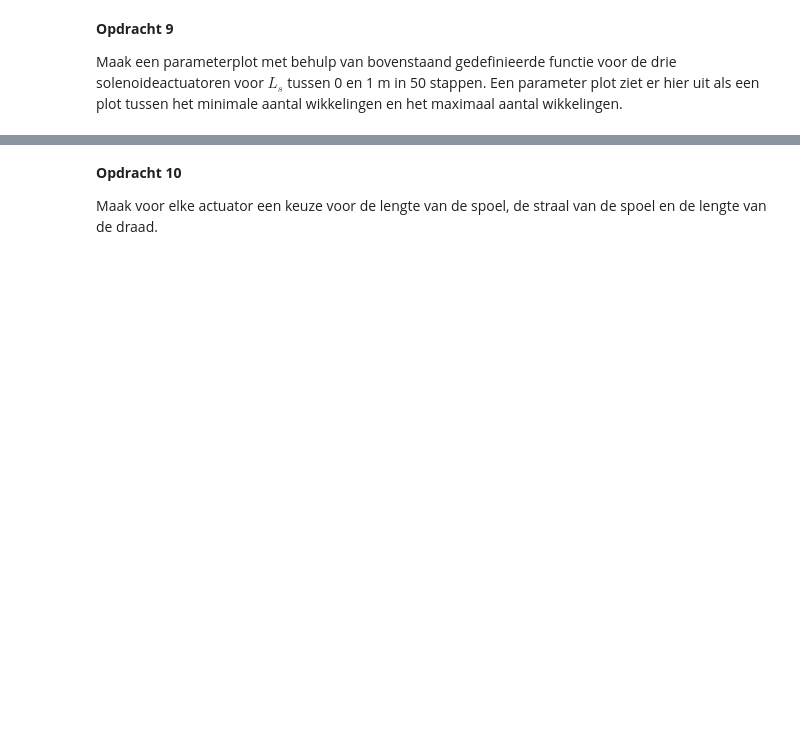
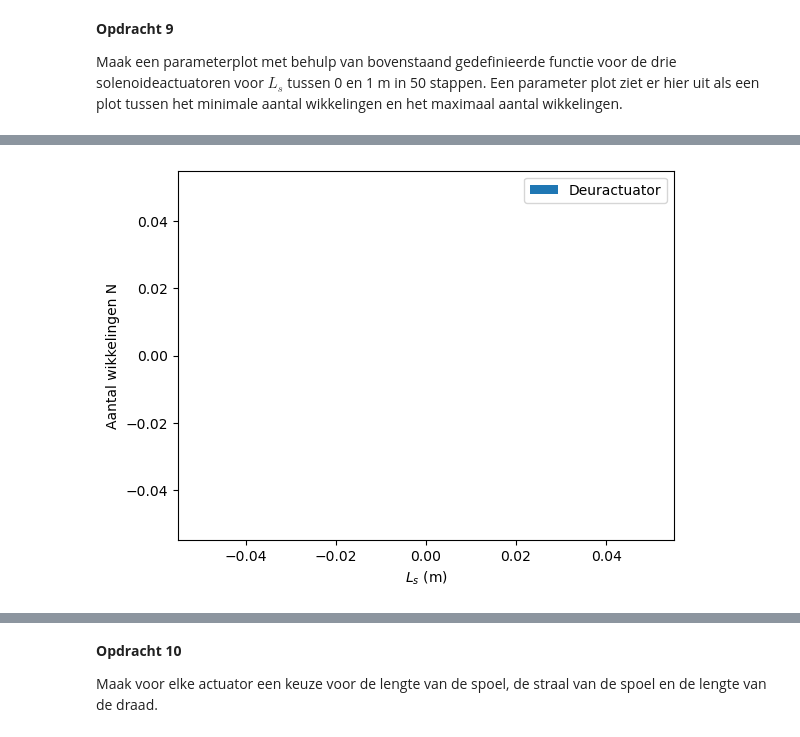
Before and after one commit to felicievdl/Felicie-opdrachten-DEF-D, a Jupyter notebook: DigitaleOntwerpopdrachten/2KrachtactuatorOpdracht/KrachtactuatorOpdracht.ipynb, the cells around one changed output, grey strips where cells are left out. Cells and saved outputs as stored; diff of their text form; code cells hidden in the pictures; blank space fills up the shorter version.

```diff
--- a/DigitaleOntwerpopdrachten/2KrachtactuatorOpdracht/KrachtactuatorOpdracht.ipynb
+++ b/DigitaleOntwerpopdrachten/2KrachtactuatorOpdracht/KrachtactuatorOpdracht.ipynb
@@ -159,18 +189,19 @@ Het maximum aantal wikkelingen is de kleinste van voorwaarde 2) en 3). Geef een
 Plaats hier een png met jullie eventuele analytische afleiding.
 # %%
 ### BEGIN SOLUTION
+u_0 = 4*np.pi*1e-7 #(H/m)
+u_r = 5000
+def aantal_wikkelingen(L_s, r_s, r_d, I, F, l_d, u_r):
+    # Voeg hieronder de formules voor het maximum en minimum aantal wikkelingen.
+    N_min = (L_s/I) * np.sqrt(2*F / (u_0*np.pi*(r_s**2)*(u_r - 1)))
+    N_max_1 = L_s/(2*r_d)
+    N_max_2 = l_d/(2*np.pi*r_s)
 
-def aantal_wikkelingen(relevante_parameters):
-    # Voeg hieronder de formules voor het maximum en minimum aantal wikkelingen.
-    N_min =
-    N_max_1 =
-    N_max_2 =
-
+    N_max = min(N_max_1, N_max_2)
     if N_min > N_max: ## Als het ontwerp niet mogelijk is.
-        print('The design with %.1f unit has no workable solution'%a)
+        print('The design with L_s= %.2f m has no workable solution' %L_s)
         N_min = 'NaN'
         N_max = 'NaN'
-    N_max = max(N_max_1,N_max_2)
     return N_min, N_max
 # %% [markdown]
 Een parameter plot geeft ons inzicht in de haalbaarheid van het idee. In dit geval willen we kijken naar het mogelijke aantal wikkelingen en de lengte van onze solenoide. Hieronder staat een voorbeeld van code die een voorbeeld plot creëert met minimale eis $y=x$ en de maximale eis $y=2x$.
@@ -188,6 +222,77 @@ plt.ylabel("y")
 
 Maak een parameterplot met behulp van bovenstaand gedefinieerde functie voor de drie solenoideactuatoren voor $L_s$ tussen 0 en 1 m in 50 stappen. Een parameter plot ziet er hier uit als een plot tussen het minimale aantal wikkelingen en het maximaal aantal wikkelingen.
 # %%
-###
-###Jouw code hier###
-###
+# Deuractuator
+F0 = 40  #N
+r_s0 = 0.01  #m
+
+L_s = np.linspace(0.01, 1, 50)  #Niet delen door 0
+
+N_min0_array= np.zeros(50)
+N_max0_array = np.zeros(50)
+
+# Bereken N_min en N_max voor elke L_s
+for i in range(50):
+     N_min0, N_max0 = aantal_wikkelingen(L_s[i], r_s0, r_d0, I0, F0, l_max0, u_r)
+     if type(N_min0) == str:
+        N_min0_array[i]=np.nan
+        N_max0_array[i]=np.nan
+     else :
+        N_min0_array[i]= N_min0
+        N_max0_array[i]=N_max0
+plt.figure()
+plt.fill_between(L_s, N_min0_array, N_max0_array, label="Deuractuator")
+plt.xlabel("$L_s$ (m)")
+plt.ylabel("Aantal wikkelingen N")
+plt.legend()
+plt.show()
+
+#Slot
+F1 = 0.1  #N
+r_s1 = 0.01  #m
+
+L_s = np.linspace(0.01, 1, 50)  #Niet delen door 0
+
+N_min1_array= np.zeros(50)
+N_max1_array = np.zeros(50)
+
+#Bereken N_min en N_max voor elke L_s
+for i in range(50):
+     N_min0, N_max0 = aantal_wikkelingen(L_s[i], r_s1, r_d0, I0, F1, l_max0, u_r)
+     if type(N_min0) == str:
+        N_min1_array[i]=np.nan
+        N_max1_array[i]=np.nan
+     else :
+        N_min1_array[i]= N_min0
+        N_max1_array[i]=N_max0
+
+plt.fill_between(L_s, N_min1_array, N_max1_array, label="Slot")
+plt.xlabel("$L_s$ (m)")
+plt.ylabel("Aantal wikkelingen N")
+plt.legend()
+
+#Noodrem
+F2 = 6480 #N
+r_s2 = 0.05  #m
+
+L_s = np.linspace(0.01, 1, 50)  #Niet delen door 0
+
+N_min1_array= np.zeros(50)
+N_max1_array = np.zeros(50)
+
+#Bereken N_min en N_max voor elke L_s
+for i in range(50):
+     N_min0, N_max0 = aantal_wikkelingen(L_s[i], r_s2, r_d2, I0, F1, l_max2, u_r)
+     if type(N_min0) == str:
+        N_min1_array[i]=np.nan
+        N_max1_array[i]=np.nan
+     else :
+        N_min1_array[i]= N_min0
+        N_max1_array[i]=N_max0
+
+plt.fill_between(L_s, N_min1_array, N_max1_array, label="Noodrem")
+plt.xlabel("$L_s$ (m)")
+plt.ylabel("Aantal wikkelingen N")
+plt.legend()
+plt.show()
+# %% [output]
@@ -193,0 +316 @@ Maak een parameterplot met behulp van bovenstaand gedefinieerde functie voor de
+[figure, added]
```
Also changed, not shown: parts of 9 cells of this notebook, 6 other files.
